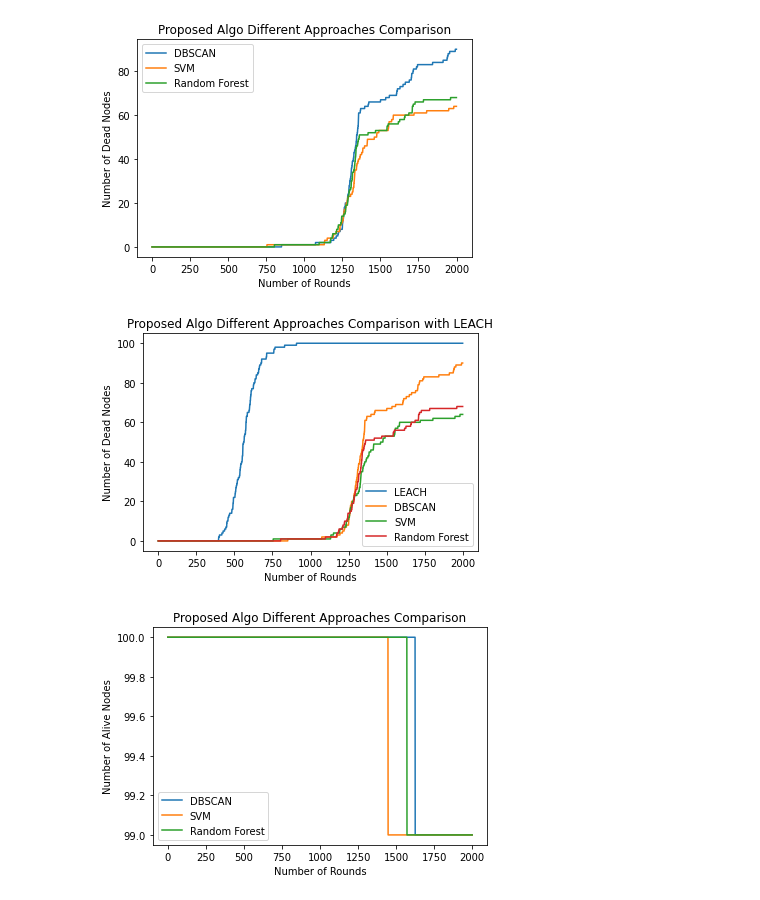
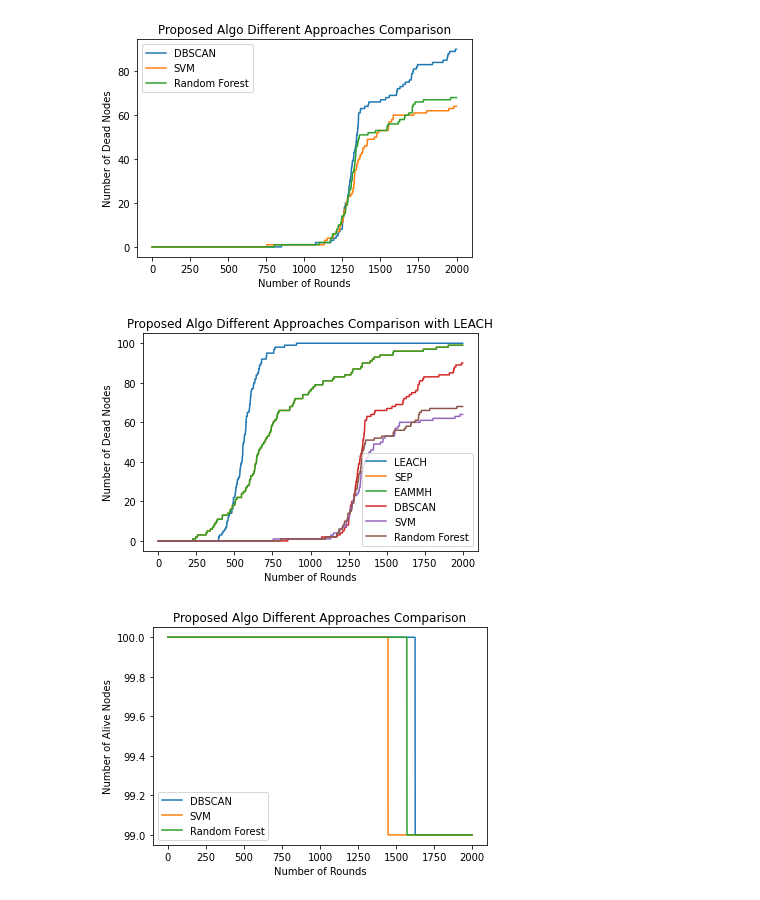
Before and after one commit to goyalgitesh/ResearchWorkWSN, a Jupyter notebook: ImplementedGWO/graphs.ipynb, the cells around one changed output. Saved outputs shown, nothing was run; the diff lists cells and outputs as text; code cells hidden in the pictures.

```diff
--- a/ImplementedGWO/graphs.ipynb
+++ b/ImplementedGWO/graphs.ipynb
@@ -50,4 +65,6 @@ AliveNodesRand = [100, 100, 100, 100, 100, 100, 100, 100, 100, 100, 100, 100, 10
 plt.plot(xr,AliveNodesLeach,label='LEACH')
+plt.plot(xr,SEPAliveNodes,label='SEP')
+plt.plot(xr,EAMMHAliveNodes,label='EAMMH')
 plt.plot(xr,AliveNodesDB,label='Proposed Algo with DBSCAN')
 plt.plot(xr,AliveNodesSVM,label='Proposed Algo with SVM')
 plt.plot(xr,AliveNodesRand,label='Proposed Algo with Random Forest')
@@ -81,26 +98,28 @@ plt.show()
 # %%
 # At 0.5 J with Leach (Dead Nodes)
 xr = np.arange(0,2000,1)
 DeadNodesDB = []
 DeadNodesSVM = []
 DeadNodesRand = []
 DeadNodesLeach = []
 for i in range(0,len(AliveNodesDB)):
     DeadNodesDB.append(100-AliveNodesDB[i])
     DeadNodesSVM.append(100-AliveNodesSVM[i])
     DeadNodesRand.append(100-AliveNodesRand[i])
     DeadNodesLeach.append(100-AliveNodesLeach[i])
 plt.plot(xr,DeadNodesLeach,label='LEACH')
+plt.plot(xr,SEPDeadNodes,label='SEP')
+plt.plot(xr,EAMMHDeadNodes,label='EAMMH')
 plt.plot(xr,DeadNodesDB,label='DBSCAN')
 plt.plot(xr,DeadNodesSVM,label='SVM')
 plt.plot(xr,DeadNodesRand,label='Random Forest')
 plt.xlabel('Number of Rounds')
 plt.ylabel('Number of Dead Nodes')
 plt.title('Proposed Algo Different Approaches Comparison with LEACH')
 plt.legend()
 plt.show()
 # %% [output]
-[figure, old version]
+[figure, new version]
 # %%
 #At 1 J
 xr = np.arange(0,2000,1)
```
Also changed, not shown: parts of 6 cells of this notebook, 8 other files.
